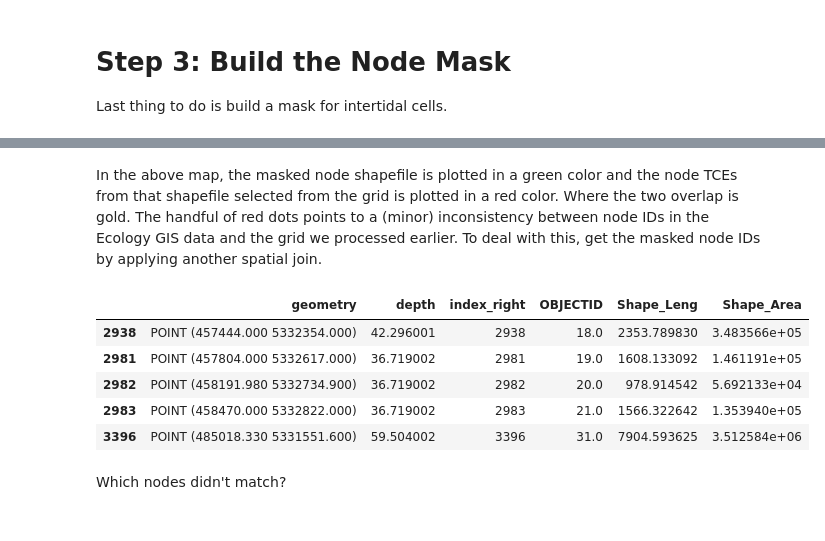
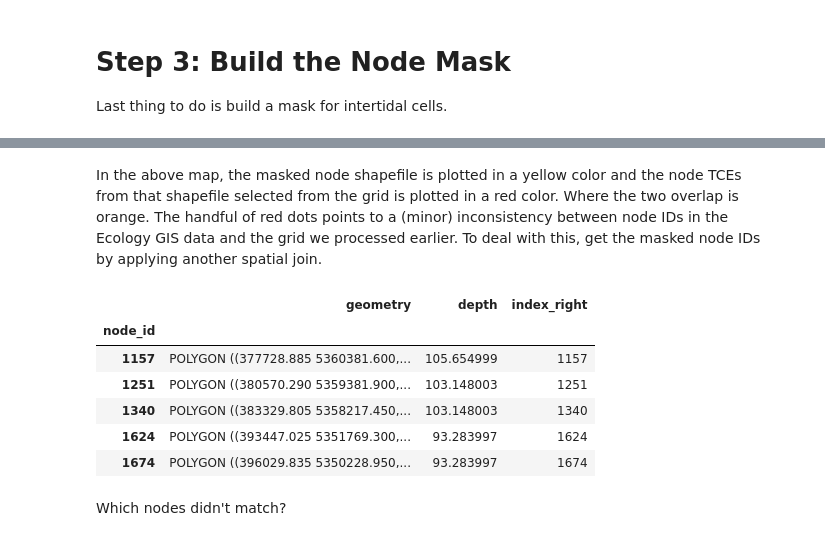
Before and after one commit to bedaro/ssm-analysis, a Jupyter notebook: ProcessGrid.ipynb, the cells around one changed output, grey strips where cells are left out. Saved outputs shown, nothing was run; the diff lists cells and outputs as text; code cells hidden in the pictures.

```diff
--- a/ProcessGrid.ipynb
+++ b/ProcessGrid.ipynb
@@ -261,15 +241,16 @@ ax.set(title="Masked Cells - Two Diff Methods", ybound=(ymin, ymax),
 # %% [markdown]
-In the above map, the masked node shapefile is plotted in a green color and the node TCEs from that shapefile selected from the grid is plotted in a red color. Where the two overlap is gold. The handful of red dots points to a (minor) inconsistency between node IDs in the Ecology GIS data and the grid we processed earlier. To deal with this, get the masked node IDs by applying another spatial join.
+In the above map, the masked node shapefile is plotted in a yellow color and the node TCEs from that shapefile selected from the grid is plotted in a red color. Where the two overlap is orange. The handful of red dots points to a (minor) inconsistency between node IDs in the Ecology GIS data and the grid we processed earlier. To deal with this, get the masked node IDs by applying another spatial join.
 # %%
-masked_from_shp = gpd.tools.sjoin(fullgrid, masked)
+masked_from_shp = gpd.tools.sjoin(filled_grid, gpd.GeoDataFrame({'geometry': masked.geometry.centroid}, crs=masked.crs))
 masked_from_shp.head()
 # %% [output]
-|  | geometry | depth | index_right | OBJECTID | Shape_Leng | Shape_Area |
-| 2938 | POINT (457444.000 5332354.000) | 42.296001 | 2938 | 18.0 | 2353.789830 | 3.483566e+05 |
-| 2981 | POINT (457804.000 5332617.000) | 36.719002 | 2981 | 19.0 | 1608.133092 | 1.461191e+05 |
-| 2982 | POINT (458191.980 5332734.900) | 36.719002 | 2982 | 20.0 | 978.914542 | 5.692133e+04 |
-| 2983 | POINT (458470.000 5332822.000) | 36.719002 | 2983 | 21.0 | 1566.322642 | 1.353940e+05 |
-| 3396 | POINT (485018.330 5331551.600) | 59.504002 | 3396 | 31.0 | 7904.593625 | 3.512584e+06 |
+|  | geometry | depth | index_right |
+| node_id |  |  |  |
+| 1157 | POLYGON ((377728.885 5360381.600,... | 105.654999 | 1157 |
+| 1251 | POLYGON ((380570.290 5359381.900,... | 103.148003 | 1251 |
+| 1340 | POLYGON ((383329.805 5358217.450,... | 103.148003 | 1340 |
+| 1624 | POLYGON ((393447.025 5351769.300,... | 93.283997 | 1624 |
+| 1674 | POLYGON ((396029.835 5350228.950,... | 93.283997 | 1674 |
 # %% [markdown]
 Which nodes didn't match?
 # %%
```
Also changed, not shown: parts of 8 cells of this notebook.
